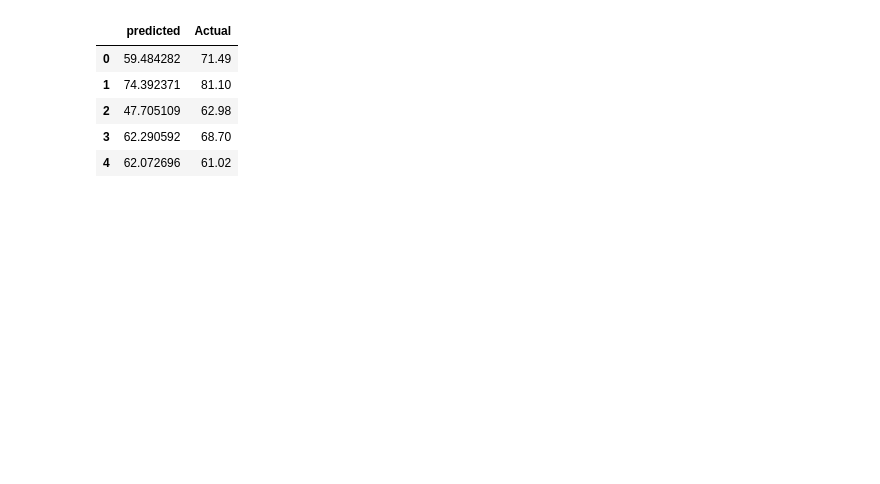
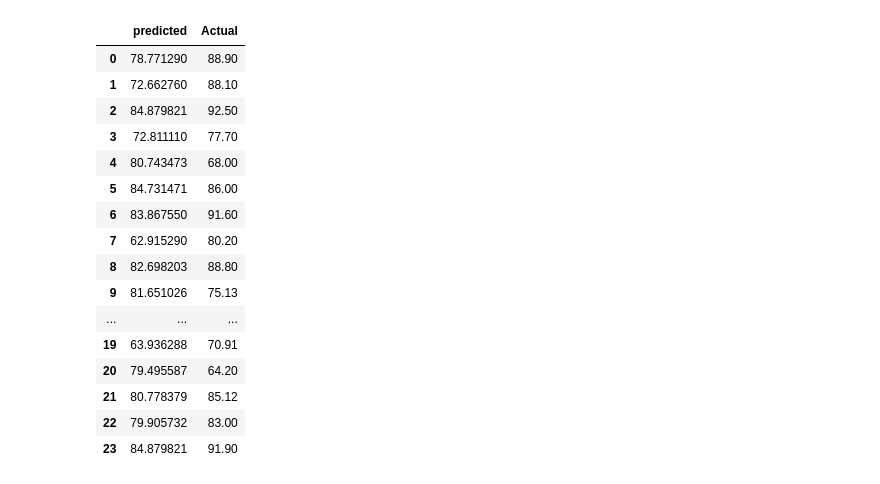
Before and after one commit to 19PA1A0488/LinearRegression, a Jupyter notebook: univariate LinearRegression.ipynb, the cells around one changed output. Cells and saved outputs as stored; diff of their text form; code cells hidden in the pictures; blank space fills up the shorter version.

```diff
--- a/univariate LinearRegression.ipynb
+++ b/univariate LinearRegression.ipynb
@@ -58,6 +32,13 @@ y.shape
+# %%
+x=stud['SSC Percentage'].values.reshape(-1,1)
+y=stud['inter_Diploma_percentage'].values.reshape(-1,1)
+x
+y
 # %%
-X_train, X_test, y_train, y_test = train_test_split(X, y, test_size=0.2, random_state=0)
+X_train,X_test,Y_train,Y_test=train_test_split(x,y,test_size=0.2)
 # %%
-model = LinearRegression()
-model.fit(X_train, y_train)
+model=LinearRegression()
+model.fit(X_train,Y_train)
+print(model.intercept_)
+print(model.coef_)
 # %% [output]
@@ -73,4 +47,4 @@ array([0.13815068, 0.74767901])
 # %%
-a=model.predict(X_test)
-a
+predicted_inter_Diploma_percentage=model.predict(X_test)
+predicted_inter_Diploma_percentage
 # %% [output]
@@ -82,10 +68,21 @@ array([59.48428235, 74.39237133, 47.70510932, 62.29059186, 62.07269608,
 # %%
-b=pd.DataFrame({'predicted':a.flatten(), 'Actual':y_test.flatten()})
-b.head()
+Actual_predicted=pd.DataFrame({'predicted':predicted_inter_Diploma_percentage.flatten(), 'Actual':Y_test.flatten()})
+Actual_predicted
 # %% [output]
 |  | predicted | Actual |
-| 0 | 59.484282 | 71.49 |
-| 1 | 74.392371 | 81.10 |
-| 2 | 47.705109 | 62.98 |
-| 3 | 62.290592 | 68.70 |
-| 4 | 62.072696 | 61.02 |
+| 0 | 78.771290 | 88.90 |
+| 1 | 72.662760 | 88.10 |
+| 2 | 84.879821 | 92.50 |
+| 3 | 72.811110 | 77.70 |
+| 4 | 80.743473 | 68.00 |
+| 5 | 84.731471 | 86.00 |
+| 6 | 83.867550 | 91.60 |
+| 7 | 62.915290 | 80.20 |
+| 8 | 82.698203 | 88.80 |
+| 9 | 81.651026 | 75.13 |
+| ... | ... | ... |
+| 19 | 63.936288 | 70.91 |
+| 20 | 79.495587 | 64.20 |
+| 21 | 80.778379 | 85.12 |
+| 22 | 79.905732 | 83.00 |
+| 23 | 84.879821 | 91.90 |
```
Also changed, not shown: parts of 15 cells of this notebook.
